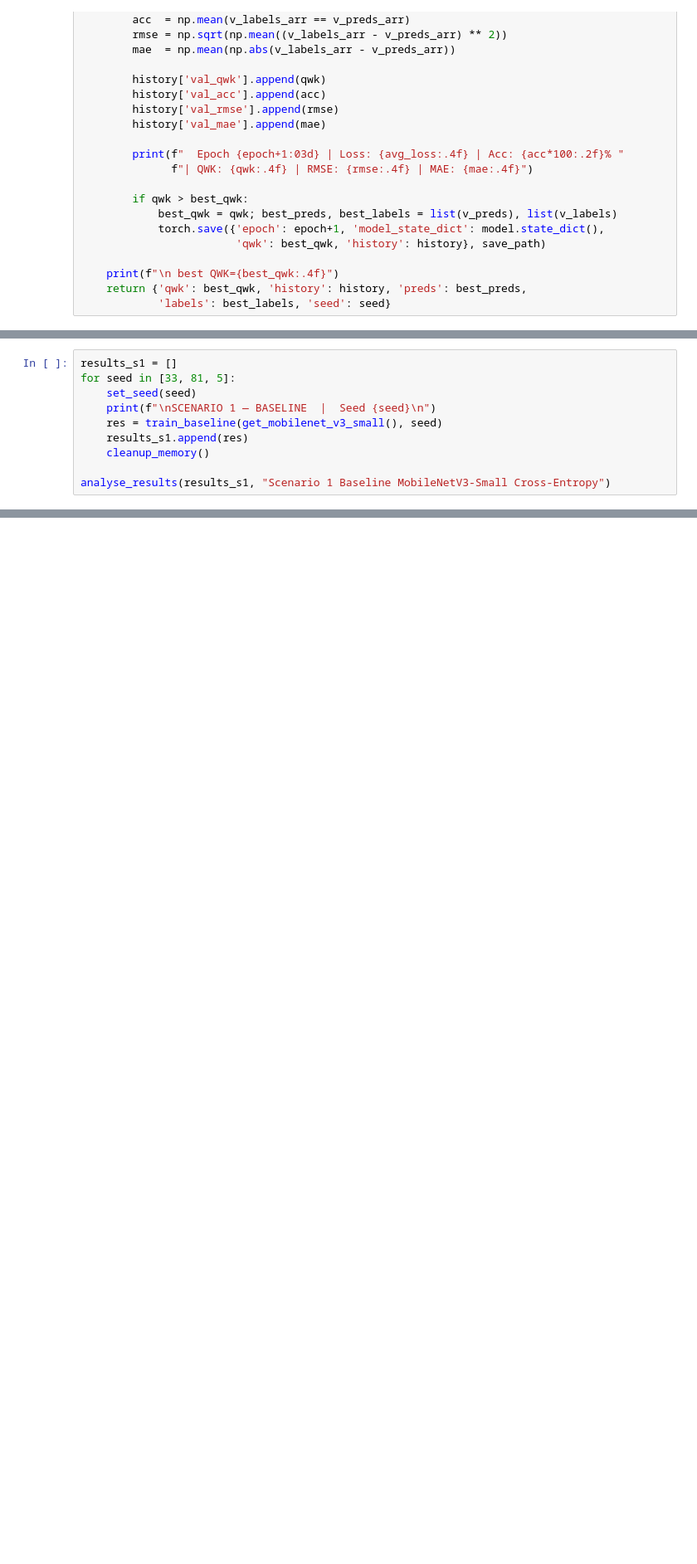
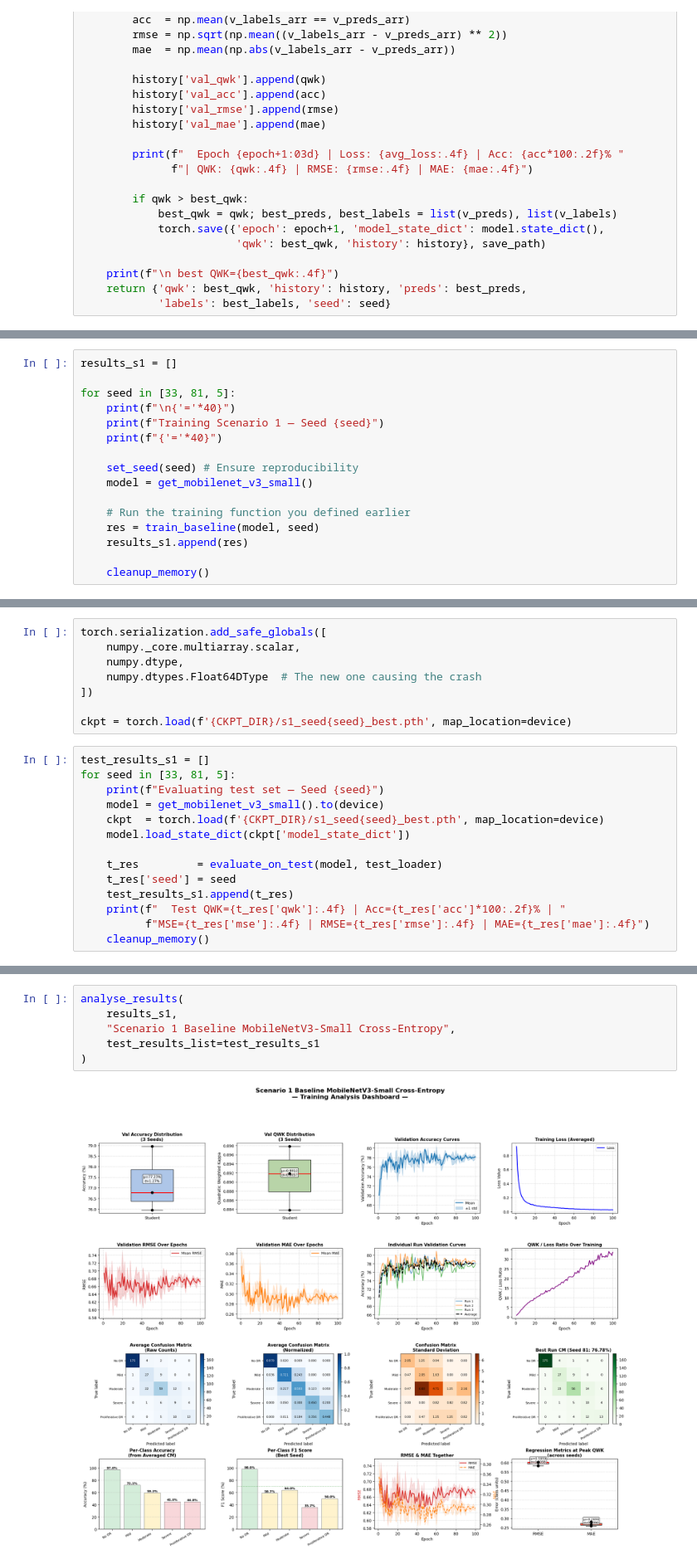
Before and after one commit to almirari/dr-classification, a Jupyter notebook: standalone_mobilenetv3-small.ipynb, the cells around one changed output, grey strips where cells are left out. Shown at 83% size. Drawn from its saved outputs; the diff is of its cells as text; blank space fills up the shorter version.

```diff
--- a/standalone_mobilenetv3-small.ipynb
+++ b/standalone_mobilenetv3-small.ipynb
@@ -599,12 +657,18 @@ def analyse_results(results_list, scenario_title, loss_label="Loss", teacher_acc
     print('\n'.join(lines))
 # %%
 results_s1 = []
+
 for seed in [33, 81, 5]:
-    set_seed(seed)
-    print(f"\nSCENARIO 1 — BASELINE  |  Seed {seed}\n")
-    res = train_baseline(get_mobilenet_v3_small(), seed)
+    print(f"\n{'='*40}")
+    print(f"Training Scenario 1 — Seed {seed}")
+    print(f"{'='*40}")
+
+    set_seed(seed) # Ensure reproducibility
+    model = get_mobilenet_v3_small()
+
+    # Run the training function you defined earlier
+    res = train_baseline(model, seed)
     results_s1.append(res)
+
     cleanup_memory()
-
-analyse_results(results_s1, "Scenario 1 Baseline MobileNetV3-Small Cross-Entropy")
 # %% [output]
@@ -649,0 +696,22 @@ Downloading: "https://download.pytorch.org/models/mobilenet_v3_small-047dcff4.pt
+# %%
+torch.serialization.add_safe_globals([
+    numpy._core.multiarray.scalar,
+    numpy.dtype,
+    numpy.dtypes.Float64DType  # The new one causing the crash
+])
+
+ckpt = torch.load(f'{CKPT_DIR}/s1_seed{seed}_best.pth', map_location=device)
+# %%
+test_results_s1 = []
+for seed in [33, 81, 5]:
+    print(f"Evaluating test set — Seed {seed}")
+    model = get_mobilenet_v3_small().to(device)
+    ckpt  = torch.load(f'{CKPT_DIR}/s1_seed{seed}_best.pth', map_location=device)
+    model.load_state_dict(ckpt['model_state_dict'])
+
+    t_res         = evaluate_on_test(model, test_loader)
+    t_res['seed'] = seed
+    test_results_s1.append(t_res)
+    print(f"  Test QWK={t_res['qwk']:.4f} | Acc={t_res['acc']*100:.2f}% | "
+          f"MSE={t_res['mse']:.4f} | RMSE={t_res['rmse']:.4f} | MAE={t_res['mae']:.4f}")
+    cleanup_memory()
@@ -649,0 +725,8 @@ Downloading: "https://download.pytorch.org/models/mobilenet_v3_small-047dcff4.pt
+# %%
+analyse_results(
+    results_s1,
+    "Scenario 1 Baseline MobileNetV3-Small Cross-Entropy",
+    test_results_list=test_results_s1
+)
+# %% [output]
+[figure, added]
```
Also changed, not shown: parts of 8 cells of this notebook.
